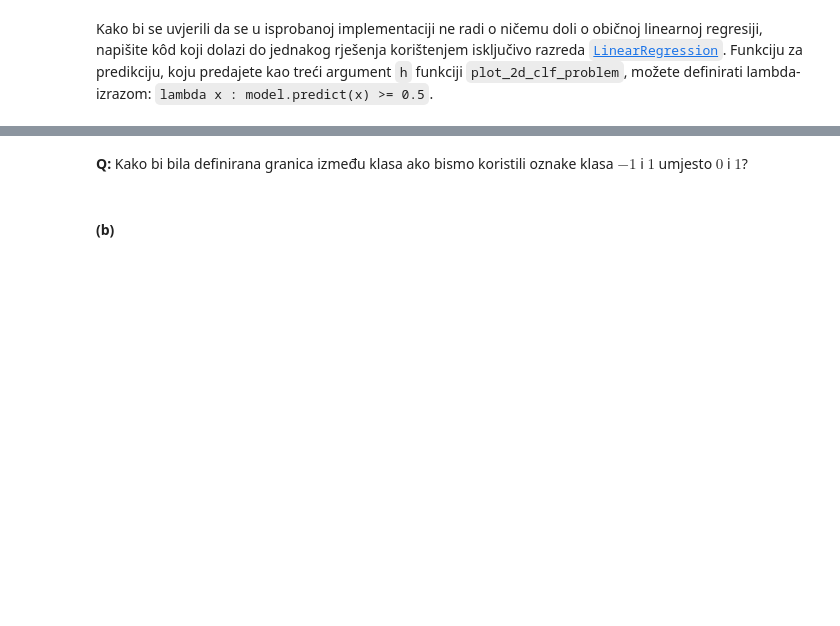
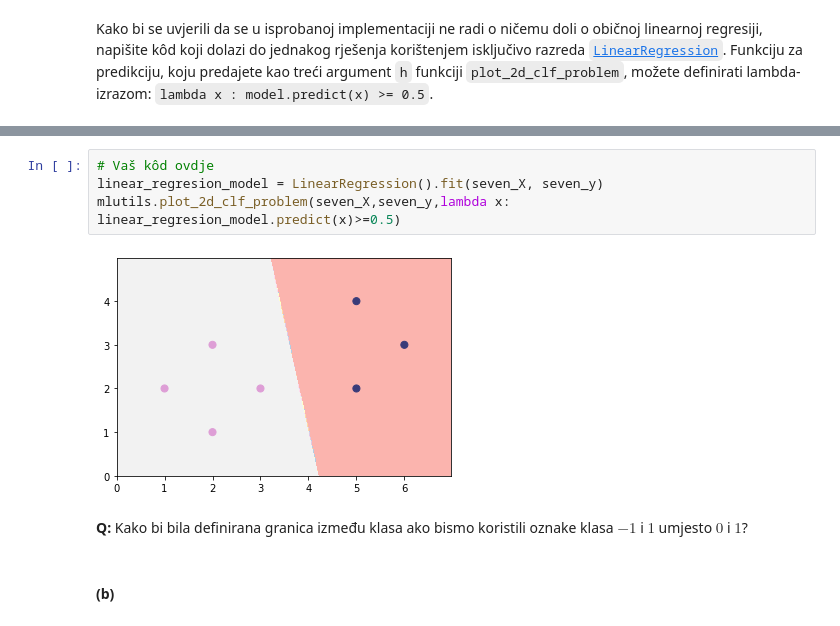
Before and after one commit to mislavivancic/machine-learning-homeworks, a Jupyter notebook: Lab2/SU-2019-LAB02-LDM-LR.ipynb, the cells around one changed output, grey strips where cells are left out. Saved outputs shown, nothing was run; the diff lists cells and outputs as text; blank space fills up the shorter version.

```diff
--- a/Lab2/SU-2019-LAB02-LDM-LR.ipynb
+++ b/Lab2/SU-2019-LAB02-LDM-LR.ipynb
@@ -64,3 +72,9 @@ Kako bi se uvjerili da se u isprobanoj implementaciji ne radi o ničemu doli o o
+# %%
+# Vaš kôd ovdje
+linear_regresion_model = LinearRegression().fit(seven_X, seven_y)
+mlutils.plot_2d_clf_problem(seven_X,seven_y,lambda x: linear_regresion_model.predict(x)>=0.5)
+# %% [output]
+[figure, added]
 # %% [markdown]
 **Q:** Kako bi bila definirana granica između klasa ako bismo koristili oznake klasa $-1$ i $1$ umjesto $0$ i $1$?
 # %% [markdown]
```
Also changed, not shown: parts of 13 cells of this notebook, 1 other file.
